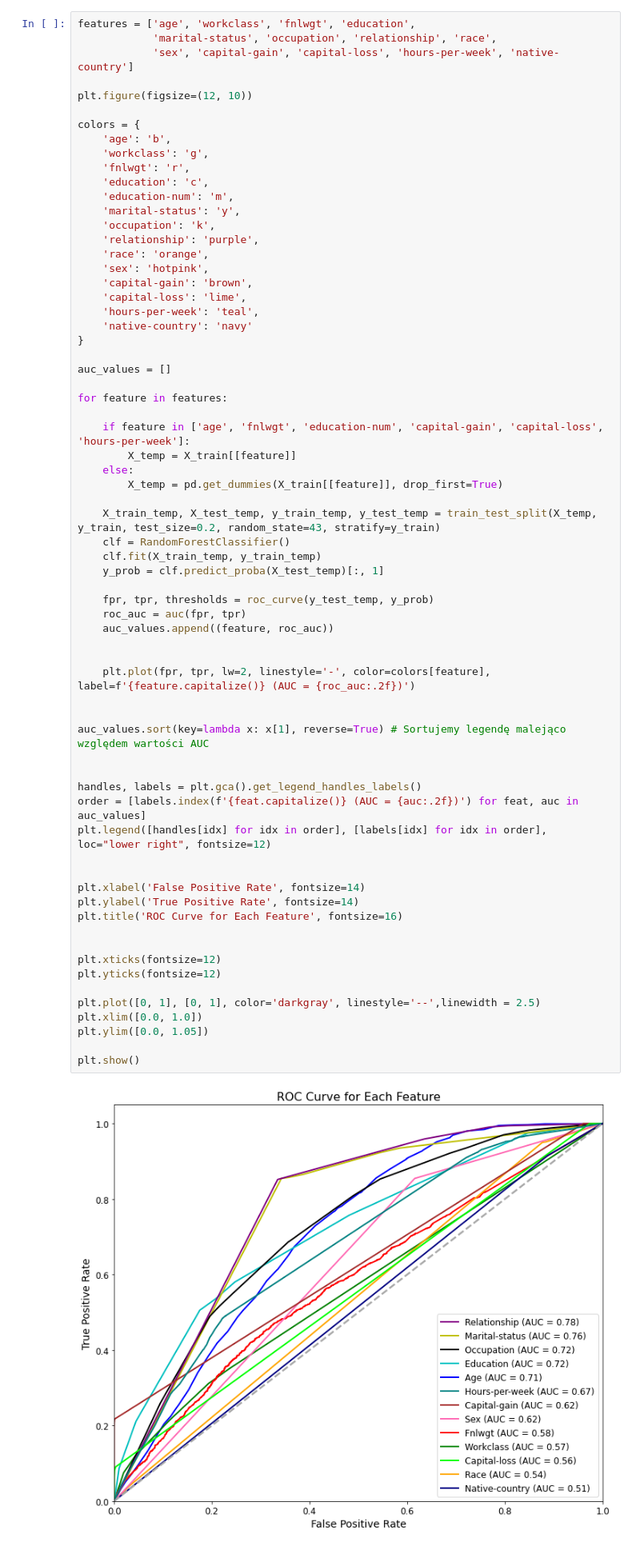
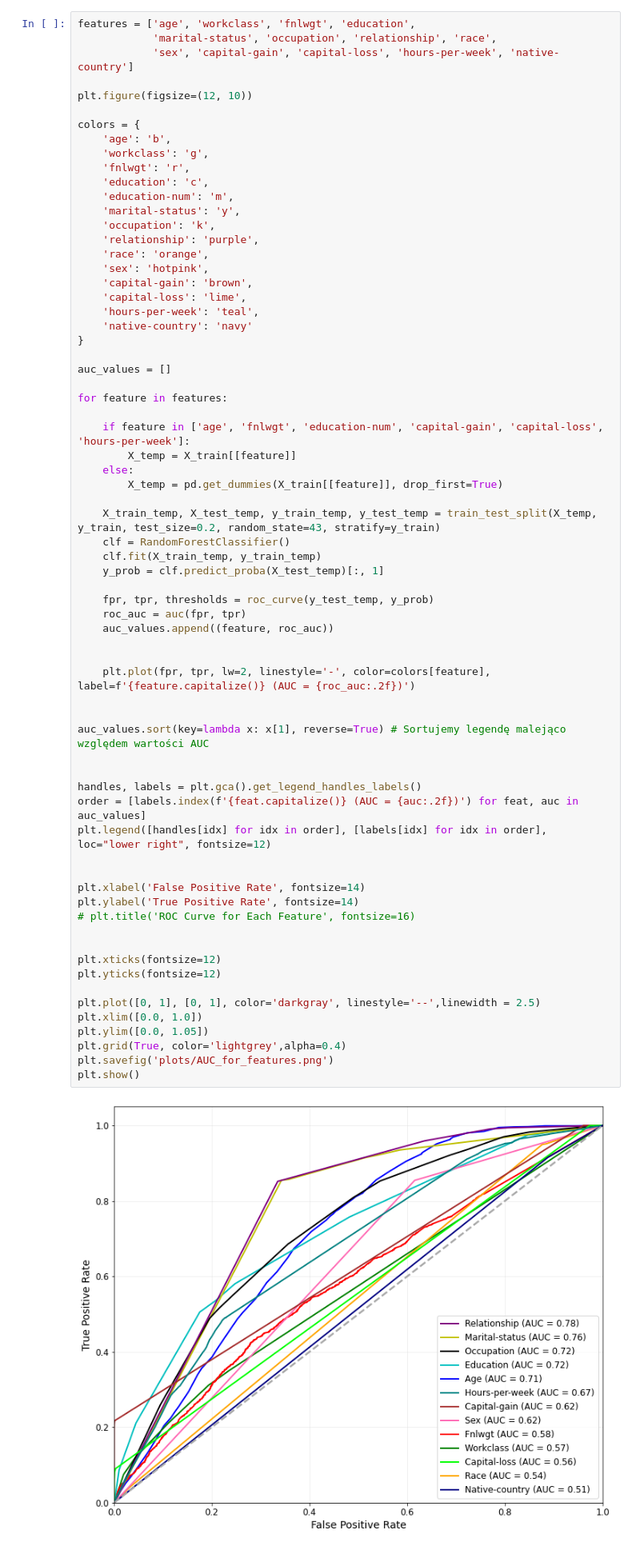
Before and after one commit to Paulina-Iwach/Data_Mining_Project, a Jupyter notebook: feature_selection.ipynb, the cells around one changed output. Shown at 80% size. Drawn from its saved outputs; the diff is of its cells as text.

```diff
--- a/feature_selection.ipynb
+++ b/feature_selection.ipynb
@@ -73,36 +73,37 @@ for feature in features:
     y_prob = clf.predict_proba(X_test_temp)[:, 1]
 
     fpr, tpr, thresholds = roc_curve(y_test_temp, y_prob)
     roc_auc = auc(fpr, tpr)
     auc_values.append((feature, roc_auc))
 
 
     plt.plot(fpr, tpr, lw=2, linestyle='-', color=colors[feature], label=f'{feature.capitalize()} (AUC = {roc_auc:.2f})')
 
 
 auc_values.sort(key=lambda x: x[1], reverse=True) # Sortujemy legendę malejąco względem wartości AUC
 
 
 handles, labels = plt.gca().get_legend_handles_labels()
 order = [labels.index(f'{feat.capitalize()} (AUC = {auc:.2f})') for feat, auc in auc_values]
 plt.legend([handles[idx] for idx in order], [labels[idx] for idx in order], loc="lower right", fontsize=12)
 
 
 plt.xlabel('False Positive Rate', fontsize=14)
 plt.ylabel('True Positive Rate', fontsize=14)
-plt.title('ROC Curve for Each Feature', fontsize=16)
+# plt.title('ROC Curve for Each Feature', fontsize=16)
 
 
 plt.xticks(fontsize=12)
 plt.yticks(fontsize=12)
 
 plt.plot([0, 1], [0, 1], color='darkgray', linestyle='--',linewidth = 2.5)
 plt.xlim([0.0, 1.0])
 plt.ylim([0.0, 1.05])
-
+plt.grid(True, color='lightgrey',alpha=0.4)
+plt.savefig('plots/AUC_for_features.png')
 plt.show()
 # %% [output]
-[figure, old version]
+[figure, new version]
 # %%
 import pandas as pd
 import numpy as np
```
Also changed, not shown: parts of 1 cell of this notebook, 2 other files.
